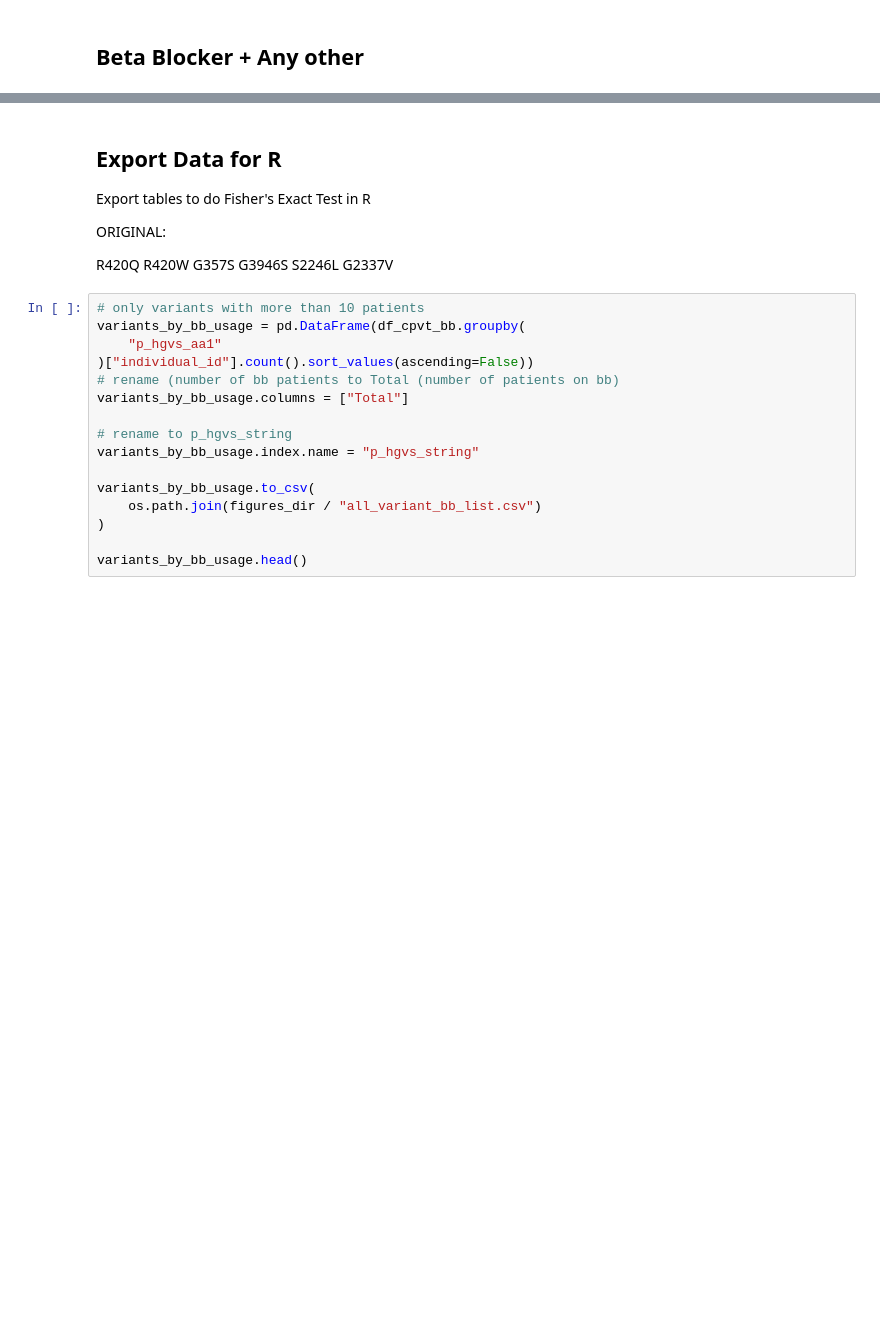
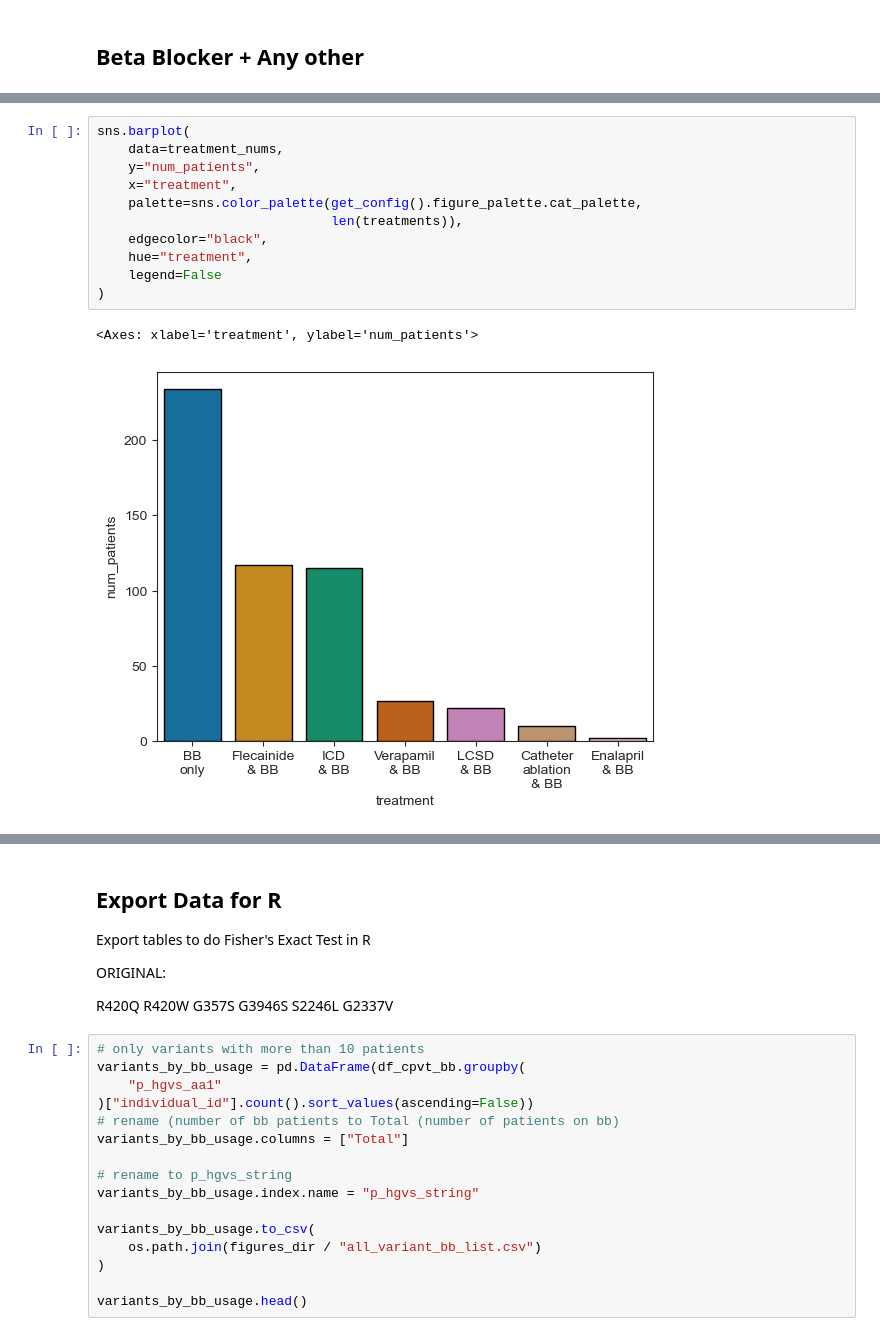
Before and after one commit to alexdaiii/cpvt_database_analysis, a Jupyter notebook: analysis/09_beta_blocker_cpvt.ipynb, the cells around one changed output, grey strips where cells are left out. Cells and saved outputs as stored; diff of their text form; blank space fills up the shorter version.

```diff
--- a/analysis/09_beta_blocker_cpvt.ipynb
+++ b/analysis/09_beta_blocker_cpvt.ipynb
@@ -240,0 +288,14 @@ treatment_nums
+# %%
+sns.barplot(
+    data=treatment_nums,
+    y="num_patients",
+    x="treatment",
+    palette=sns.color_palette(get_config().figure_palette.cat_palette,
+                              len(treatments)),
+    edgecolor="black",
+    hue="treatment",
+    legend=False
+)
+# %% [output]
+<Axes: xlabel='treatment', ylabel='num_patients'>
+[figure, added]
```
Also changed, not shown: parts of 11 cells of this notebook, 3 other files.
